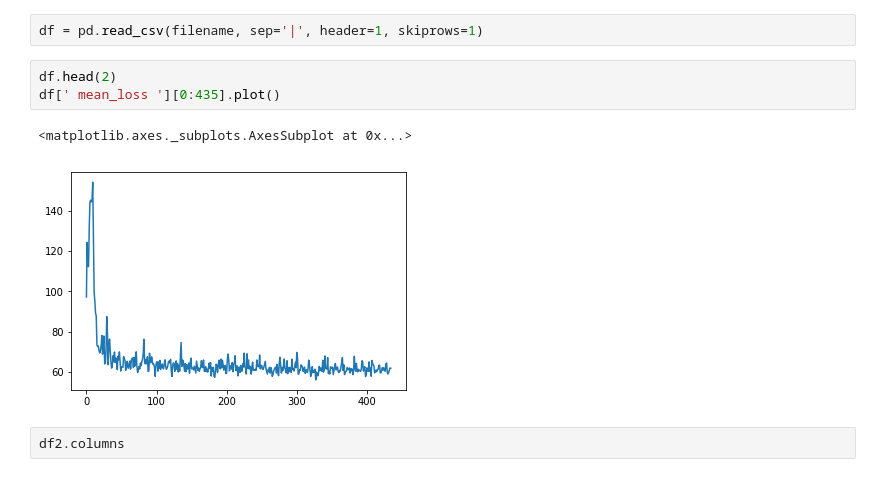
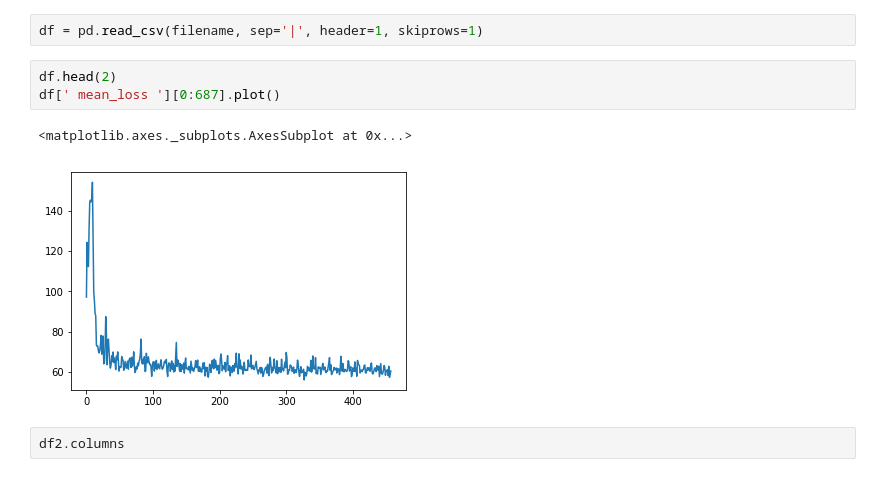
Before and after one commit to aelskhawy/own_adl4cv, a Jupyter notebook: read_logs.ipynb, the cells around one changed output. Drawn from its saved outputs; the diff is of its cells as text.

```diff
--- a/read_logs.ipynb
+++ b/read_logs.ipynb
@@ -10,10 +10,10 @@ new_file = './logs/2018-12-17_23-23-09-.log'
 df = pd.read_csv(filename, sep='|', header=1, skiprows=1)
 # %%
 df.head(2)
-df[' mean_loss '][0:435].plot()
+df[' mean_loss '][0:687].plot()
 # %% [output]
 <matplotlib.axes._subplots.AxesSubplot at 0x...>
-[figure, old version]
+[figure, new version]
 # %%
 df2.columns
 # %% [output]
```
Also changed, not shown: parts of 2 cells of this notebook, 3 other files.
